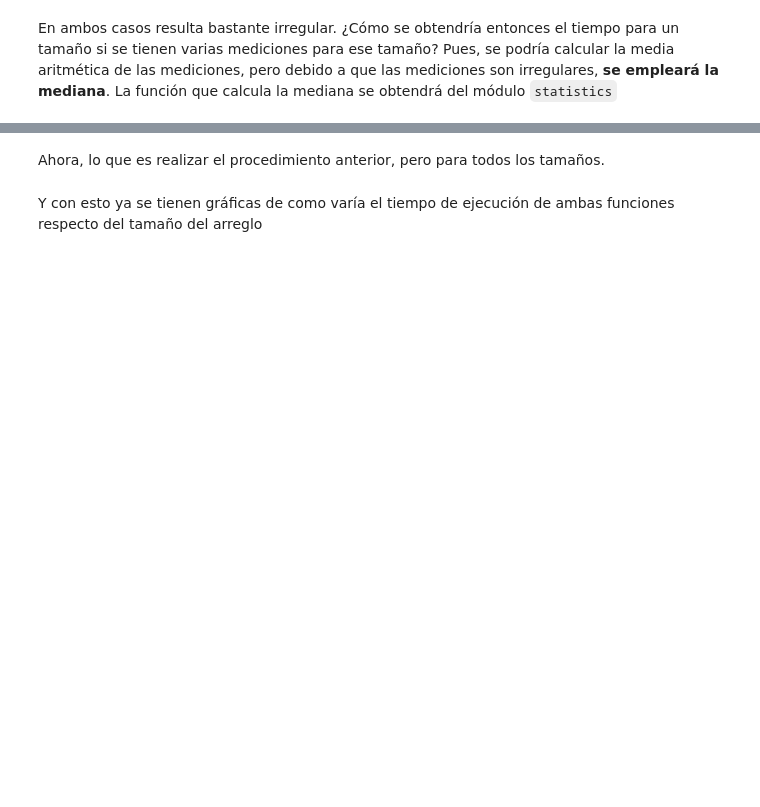
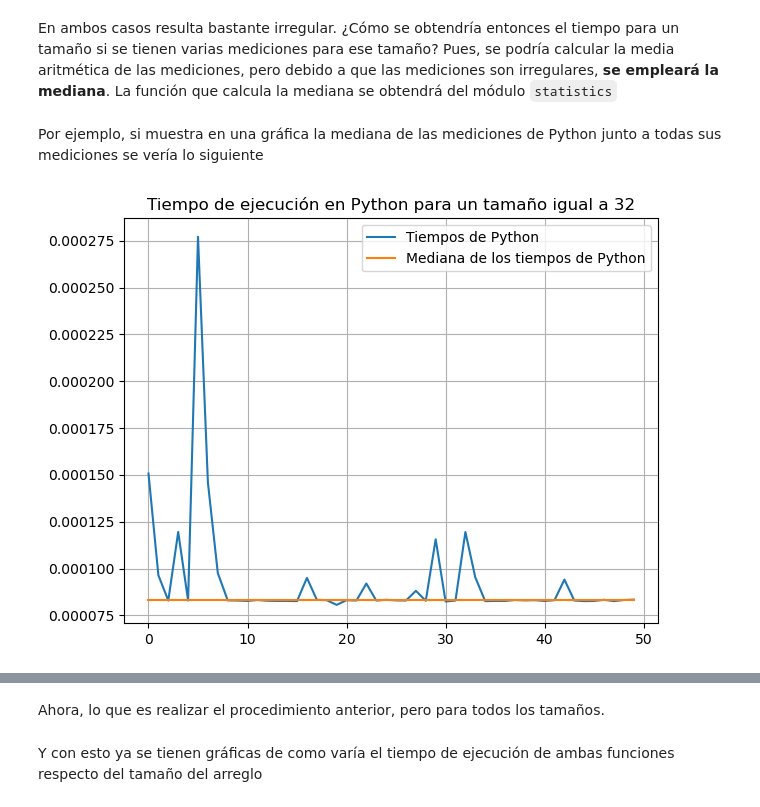
Before and after one commit to stefano-sosac/arquitectura-de-computadoras, a Jupyter notebook: ctypes_timing/python-ctypes-y-mediciones.ipynb, the cells around one changed output, grey strips where cells are left out. Saved outputs shown, nothing was run; the diff lists cells and outputs as text; code cells hidden in the pictures; blank space fills up the shorter version.

Commit message:
cuarto ejemplo de ctypes con pregunta de análisis

```diff
--- a/ctypes_timing/python-ctypes-y-mediciones.ipynb
+++ b/ctypes_timing/python-ctypes-y-mediciones.ipynb
@@ -355,3 +355,14 @@ plt.tight_layout()
 En ambos casos resulta bastante irregular. ¿Cómo se obtendría entonces el tiempo para un tamaño si se tienen varias mediciones para ese tamaño? Pues, se podría calcular la media aritmética de las mediciones, pero debido a que las mediciones son irregulares, **se empleará la mediana**. La función que calcula la mediana se obtendrá del módulo `statistics`
 # %%
 import statistics
+# %% [markdown]
+Por ejemplo, si muestra en una gráfica la mediana de las mediciones de Python junto a todas sus mediciones se vería lo siguiente
+# %%
+plt.plot(range(veces), t_py_i, label='Tiempos de Python')
+plt.plot(range(veces), [statistics.median(t_py_i)]*len(t_py_i), label='Mediana de los tiempos de Python')
+plt.legend()
+plt.grid(True)
+plt.title(f'Tiempo de ejecución en Python para un tamaño igual a {tam}')
+plt.tight_layout()
+# %% [output]
+[figure, added]
```
Also changed, not shown: parts of 64 cells of this notebook.
